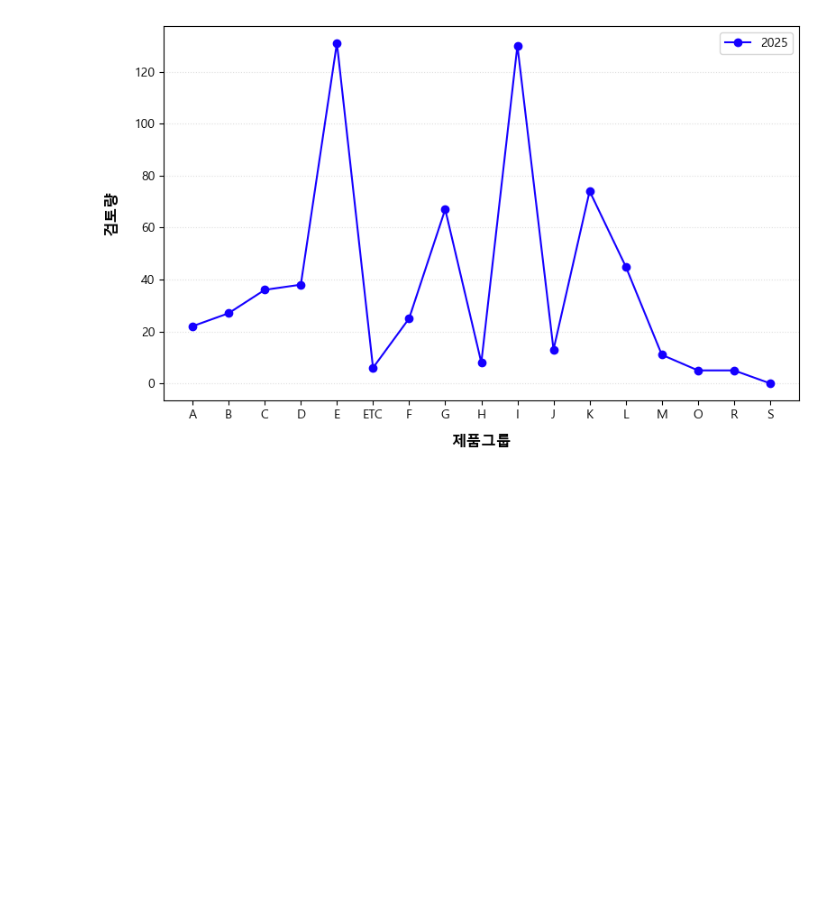
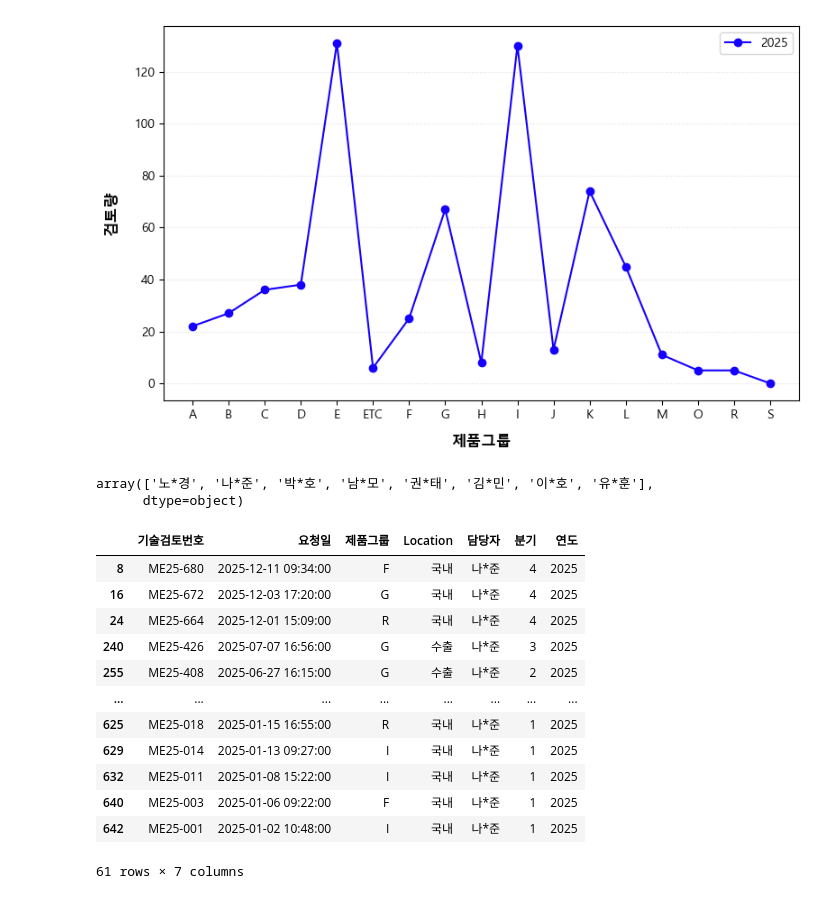
Before and after one commit to coooodek/request-log, a Jupyter notebook: work/03-2_Analysis.ipynb, the cells around one changed output. Drawn from its saved outputs; the diff is of its cells as text; code cells hidden in the pictures; blank space fills up the shorter version.

```diff
--- a/work/03-2_Analysis.ipynb
+++ b/work/03-2_Analysis.ipynb
@@ -114,3 +114,30 @@ plt.tight_layout()
 plt.show()
 # %% [output]
 [figure]
+# %%
+df[df['연도'] == 2019].담당자.unique()
+df[df['연도'] == 2020].담당자.unique()
+df[df['연도'] == 2021].담당자.unique()
+df[df['연도'] == 2022].담당자.unique()
+df[df['연도'] == 2023].담당자.unique()
+df[df['연도'] == 2024].담당자.unique()
+# df[df['연도'] == 2025].담당자.unique()
+# %% [output]
+array(['노*경', '나*준', '박*호', '남*모', '권*태', '김*민', '이*호', '유*훈'],
+      dtype=object)
+# %%
+df[(df['연도'] == 2025) & (df['담당자'] == '나*준')]
+# %% [output]
+|  | 기술검토번호 | 요청일 | 제품그룹 | Location | 담당자 | 분기 | 연도 |
+| 8 | ME25-680 | 2025-12-11 09:34:00 | F | 국내 | 나*준 | 4 | 2025 |
+| 16 | ME25-672 | 2025-12-03 17:20:00 | G | 국내 | 나*준 | 4 | 2025 |
+| 24 | ME25-664 | 2025-12-01 15:09:00 | R | 국내 | 나*준 | 4 | 2025 |
+| 240 | ME25-426 | 2025-07-07 16:56:00 | G | 수출 | 나*준 | 3 | 2025 |
+| 255 | ME25-408 | 2025-06-27 16:15:00 | G | 수출 | 나*준 | 2 | 2025 |
+| ... | ... | ... | ... | ... | ... | ... | ... |
+| 625 | ME25-018 | 2025-01-15 16:55:00 | R | 국내 | 나*준 | 1 | 2025 |
+| 629 | ME25-014 | 2025-01-13 09:27:00 | I | 국내 | 나*준 | 1 | 2025 |
+| 632 | ME25-011 | 2025-01-08 15:22:00 | I | 국내 | 나*준 | 1 | 2025 |
+| 640 | ME25-003 | 2025-01-06 09:22:00 | F | 국내 | 나*준 | 1 | 2025 |
+| 642 | ME25-001 | 2025-01-02 10:48:00 | I | 국내 | 나*준 | 1 | 2025 |
+61 rows × 7 columns
```
Also changed, not shown: parts of 10 cells of this notebook.
